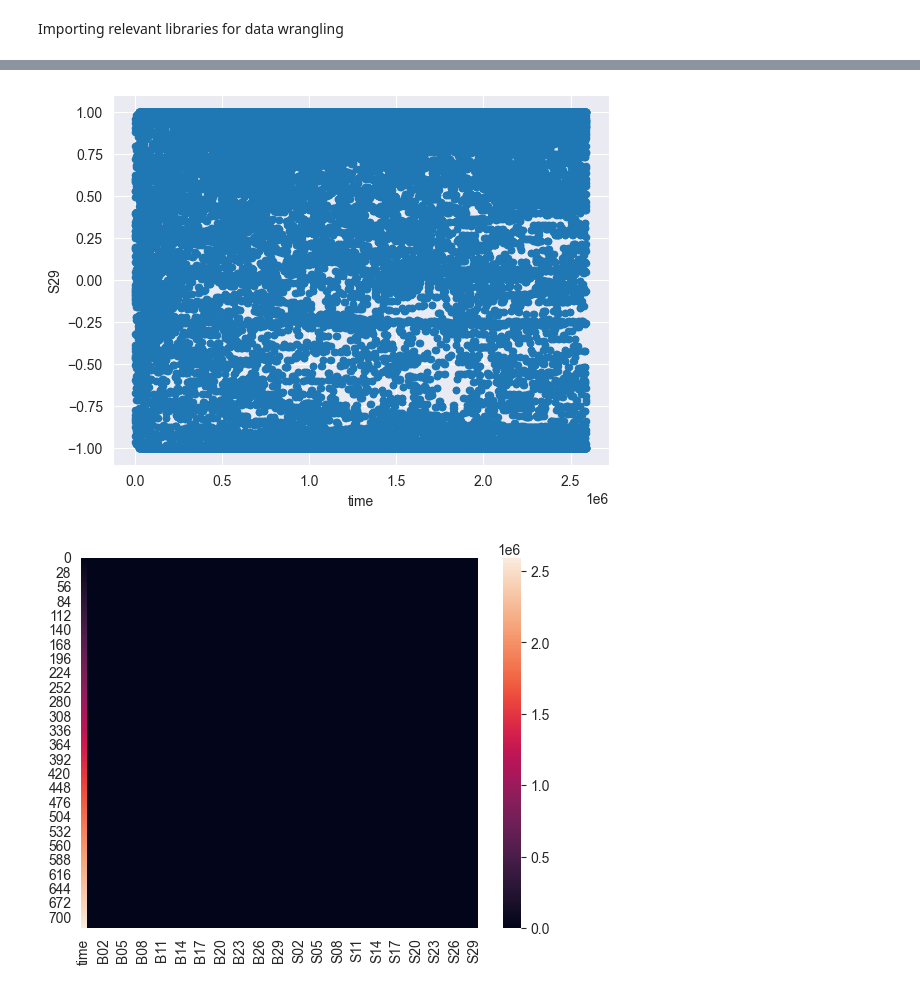
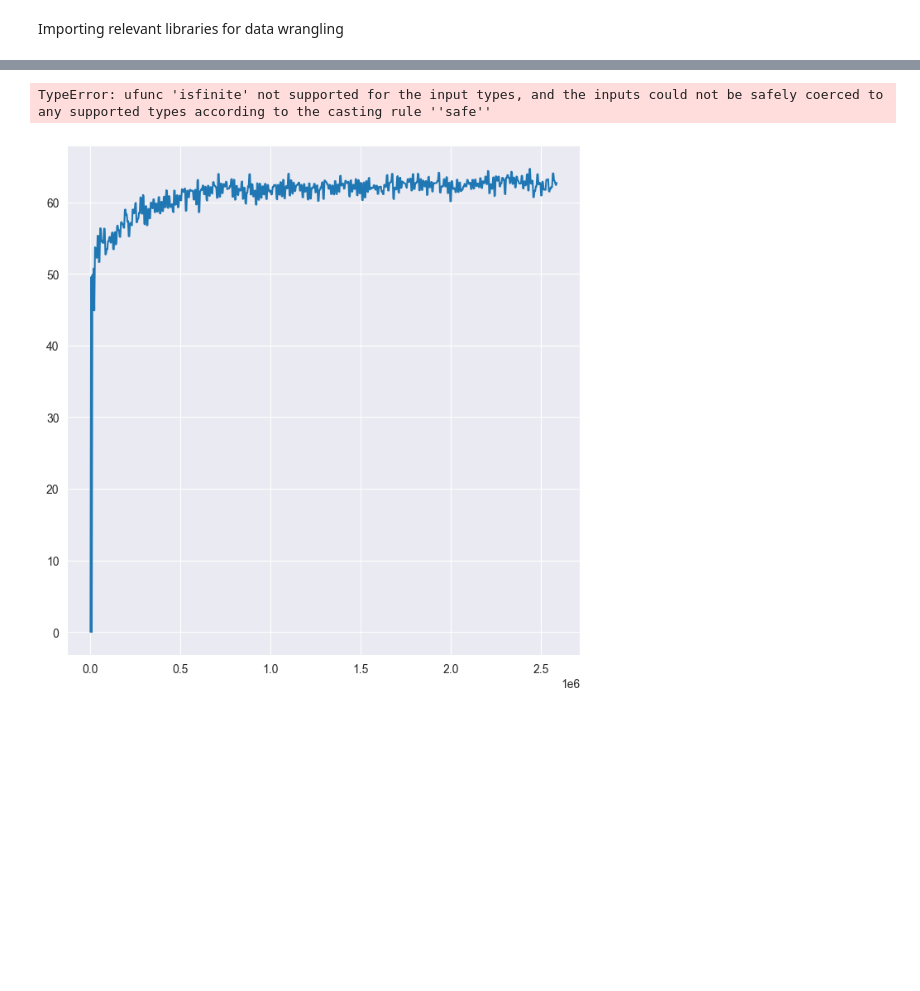
Before and after one commit to MJ-Peters/INFT-Coursework-PRDE-Trader-Evaluation-and-Improvement, a Jupyter notebook: Investigating K and F/k Experiment/k Data Analysis.ipynb, the cells around one changed output, grey strips where cells are left out. Drawn from its saved outputs; the diff is of its cells as text; code cells hidden in the pictures; blank space fills up the shorter version.

Commit message:
Scatterplot for k=6 but getting error  ufunc 'isfinite' not supported for the input types, and the inputs could not be safely coerced to any supported types according to the casting rule ''safe''

```diff
--- a/Investigating K and F/k Experiment/k Data Analysis.ipynb
+++ b/Investigating K and F/k Experiment/k Data Analysis.ipynb
@@ -56,23 +61,8 @@ df_5
-# %%
-ax = plt.gca()
-for i in range(30):
-    if i < 10:
-        df_5.plot(kind="scatter", x="time", y="B0" + str(i), ax=ax)
-    else:
-        df_5.plot(kind="scatter", x="time", y="B" + str(i), ax=ax)
-
-for i in range(30):
-    if i < 10:
-        df_5.plot(kind="scatter", x="time", y="S0" + str(i), ax=ax)
-    else:
-        df_5.plot(kind="scatter", x="time", y="S" + str(i), ax=ax)
-
-#df_5.plt(kind="scatter", x="time", y="")
-plt.show()
-# %% [output]
-[figure, removed]
-# %%
-axis = sns.heatmap(df_5)
-plt.show()
-# %% [output]
-[figure, removed]
+# %%
+fig = plt.figure(figsize=(8,8))
+k6_SP = sns.lineplot(data=df_k6, x="time", y="Mean PPS", legend=True)
+k6_SP.set_ylabel("Average Profit Per Second / £")
+plt.show()
+# %% [output]
+TypeError: ufunc 'isfinite' not supported for the input types, and the inputs could not be safely coerced to any supported types according to the casting rule ''safe''
+[figure, added]
```
Also changed, not shown: parts of 2 cells of this notebook.
